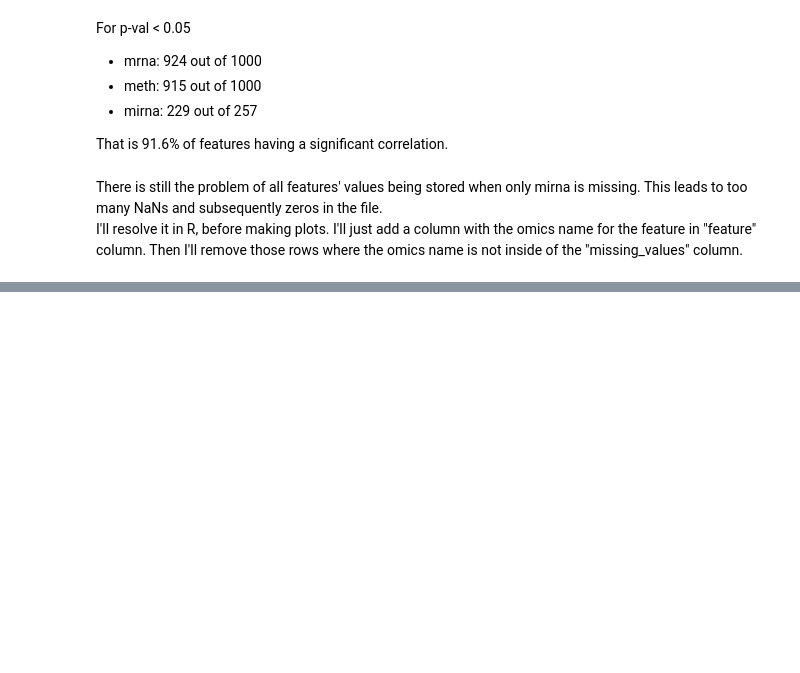
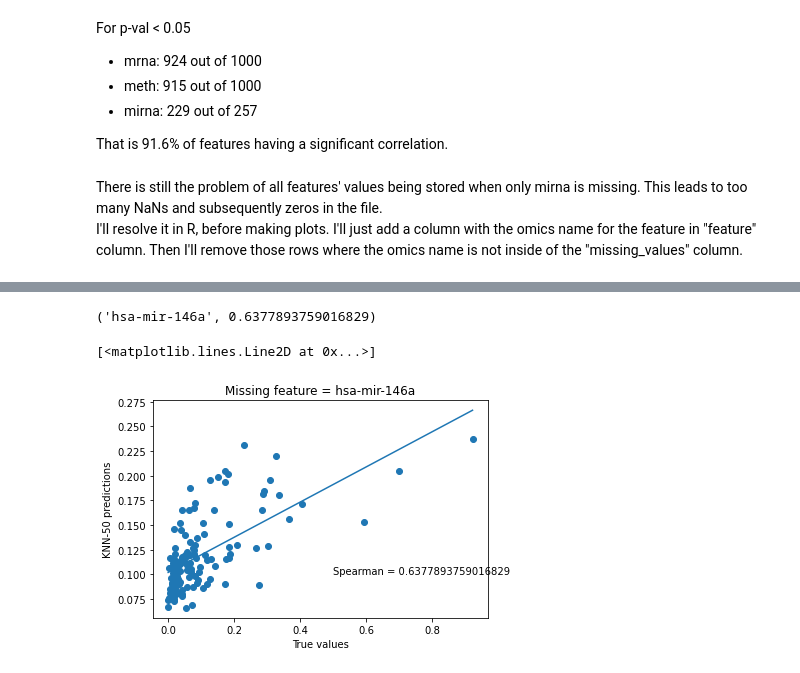
Before and after one commit to jeevannavar/DDP, a Jupyter notebook: Imputation/Omics_Imputation.ipynb, the cells around one changed output, grey strips where cells are left out. Drawn from its saved outputs; the diff is of its cells as text; code cells hidden in the pictures; blank space fills up the shorter version.

Commit message:
scatter plots made

```diff
--- a/Imputation/Omics_Imputation.ipynb
+++ b/Imputation/Omics_Imputation.ipynb
@@ -509,6 +509,7 @@ dtype: float64
 Now, figure out how to combine multiple sp_ pandas series.
 Finally, I need a multi-index list, where the indices are \[datatype missing, method, and feature\]
 # %%
+from sklearn.impute import KNNImputer
 methods = ["mean", "median", "knn1", "knn50"]#, "enet", "knn_iter", "rf", "knn1", "knn50"]
 imputed = {}
 imputers = {
@@ -521,7 +522,7 @@ imputers = {
     "knn50": KNNImputer(n_neighbors=50),
     }
 
-missing_types = [["mirna"], ["meth"], ["mrna"]]#, ["mirna", "meth"], ["meth", "mrna"], ["mrna", "mirna"]]
+missing_types = [["mirna"]]#, ["meth"], ["mrna"]]#, ["mirna", "meth"], ["meth", "mrna"], ["mrna", "mirna"]]
 df_list = []
 for missing in missing_types:
     print("\n", "="*50)
@@ -621,0 +617,8 @@ I'll resolve it in R, before making plots. I'll just add a column with the omics
+# %%
+knn50_imp = imputed_values.loc[:,mask]
+print(truth.shape)
+print(knn50_imp.shape)
+sp_score = knn50_imp.corrwith(truth)
+
+order = sp_score.abs().sort_values(ascending = False)
+sp_sorted = sp_score[order.index]
@@ -621,0 +643,6 @@ I'll resolve it in R, before making plots. I'll just add a column with the omics
+# %%
+sp_sorted.index[0], sp_sorted[0]
+#knn50_imp[sp_sorted.index[0]]
+#truth[sp_sorted.index[0]]
+# %% [output]
+('hsa-mir-146a', 0.6377893759016829)
@@ -621,0 +652,16 @@ I'll resolve it in R, before making plots. I'll just add a column with the omics
+# %%
+i = 0
+plt.scatter(truth[sp_sorted.index[i]], knn50_imp[sp_sorted.index[i]])
+#plt.axis([0,1,0,1])
+plt.xlabel("True values")
+plt.ylabel("KNN-50 predictions")
+plt.title("Missing feature = "+sp_sorted.index[i])
+plt.text(0.5,0.1, "Spearman = "+str(sp_sorted[i]))
+
+z = np.polyfit(truth[sp_sorted.index[i]], knn50_imp[sp_sorted.index[i]], 1)
+p = np.poly1d(z)
+x_os = np.linspace(np.min(truth[sp_sorted.index[i]]), np.max(truth[sp_sorted.index[i]]), 1024)
+plt.plot(x_os, p(x_os))
+# %% [output]
+[<matplotlib.lines.Line2D at 0x...>]
+[figure, added]
```
Also changed, not shown: parts of 8 cells of this notebook.
